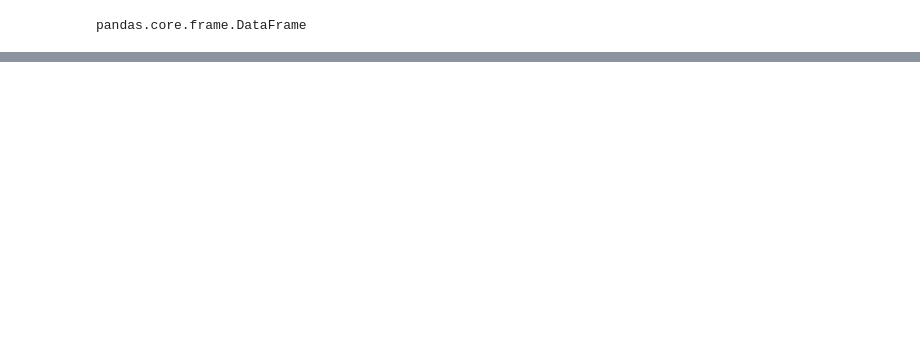
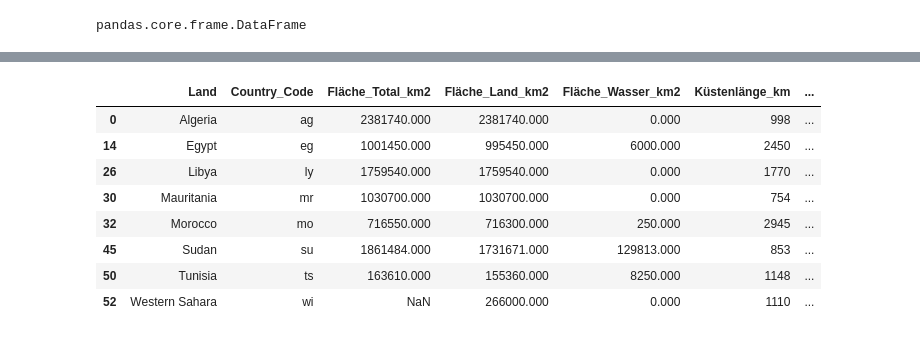
Before and after one commit to hslu-dda/dda-introduction-to-python, a Jupyter notebook: 03_Pandas/Python_Pandas.ipynb, the cells around one changed output, grey strips where cells are left out. Drawn from its saved outputs; the diff is of its cells as text; code cells hidden in the pictures; blank space fills up the shorter version.

```diff
--- a/03_Pandas/Python_Pandas.ipynb
+++ b/03_Pandas/Python_Pandas.ipynb
@@ -275,0 +151,7 @@ ModuleNotFoundError: No module named 'openpyxl'
+# %%
+# .describe() outputs all popular statistics of a data set.
+# Disable scientific notation for floats
+pd.set_option('display.float_format', '{:.3f}'.format)
+summary = data.describe()
+
+summary
@@ -275,0 +273,25 @@ ModuleNotFoundError: No module named 'openpyxl'
+# %%
+# select a subset of countries based on their names
+north_africa = [
+    "Algeria",
+    "Egypt",
+    "Libya",
+    "Mauritania",
+    "Morocco",
+    "Sudan",
+    "Tunisia",
+    "Western Sahara"
+]
+
+na_subset = data[data["Land"].isin(north_africa)]
+na_subset
+# %% [output]
+|  | Land | Country_Code | Fläche_Total_km2 | Fläche_Land_km2 | Fläche_Wasser_km2 | Küstenlänge_km | ... |
+| 0 | Algeria | ag | 2381740.000 | 2381740.000 | 0.000 | 998 | ... |
+| 14 | Egypt | eg | 1001450.000 | 995450.000 | 6000.000 | 2450 | ... |
+| 26 | Libya | ly | 1759540.000 | 1759540.000 | 0.000 | 1770 | ... |
+| 30 | Mauritania | mr | 1030700.000 | 1030700.000 | 0.000 | 754 | ... |
+| 32 | Morocco | mo | 716550.000 | 716300.000 | 250.000 | 2945 | ... |
+| 45 | Sudan | su | 1861484.000 | 1731671.000 | 129813.000 | 853 | ... |
+| 50 | Tunisia | ts | 163610.000 | 155360.000 | 8250.000 | 1148 | ... |
+| 52 | Western Sahara | wi | NaN | 266000.000 | 0.000 | 1110 | ... |
```
Also changed, not shown: parts of 57 cells of this notebook, 1 other file.
